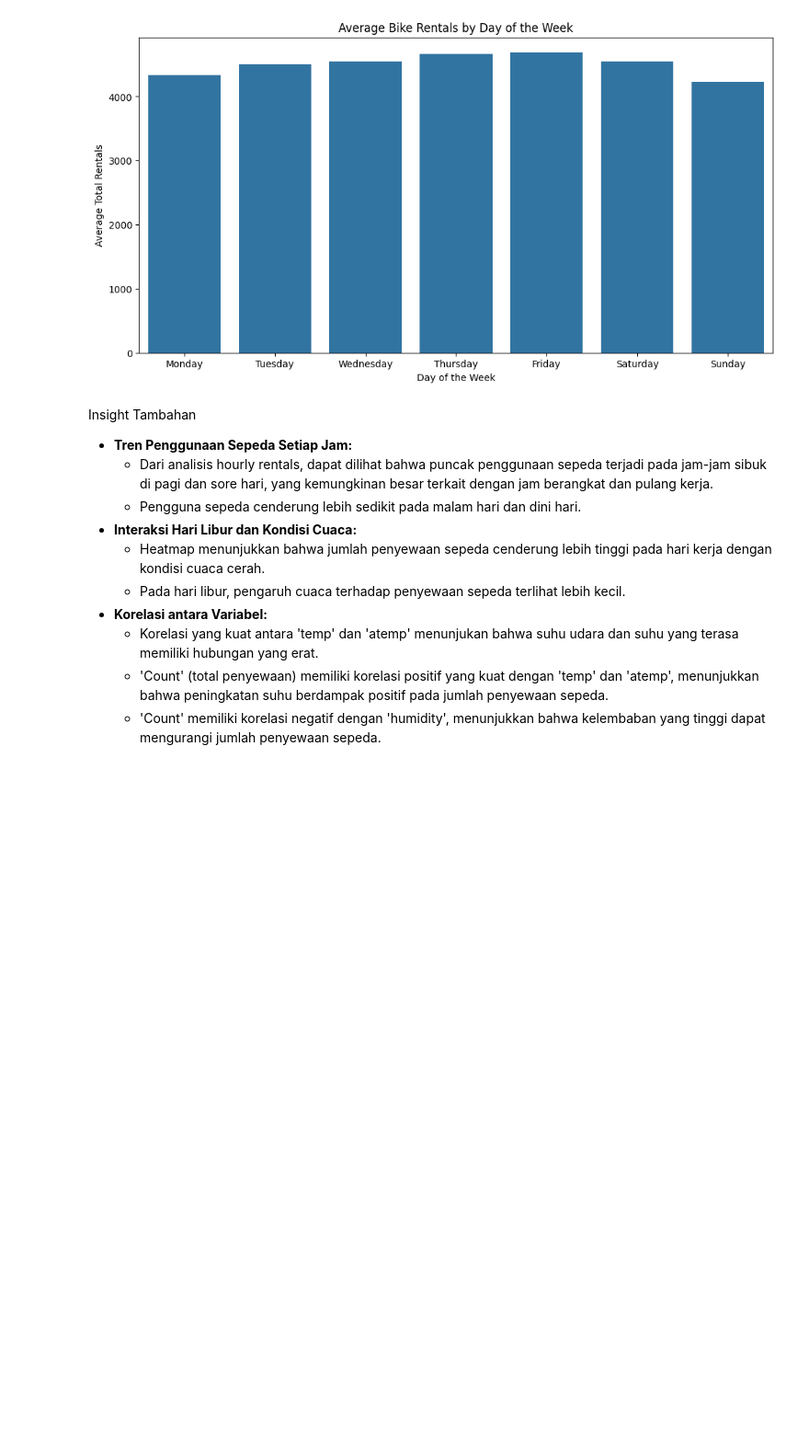
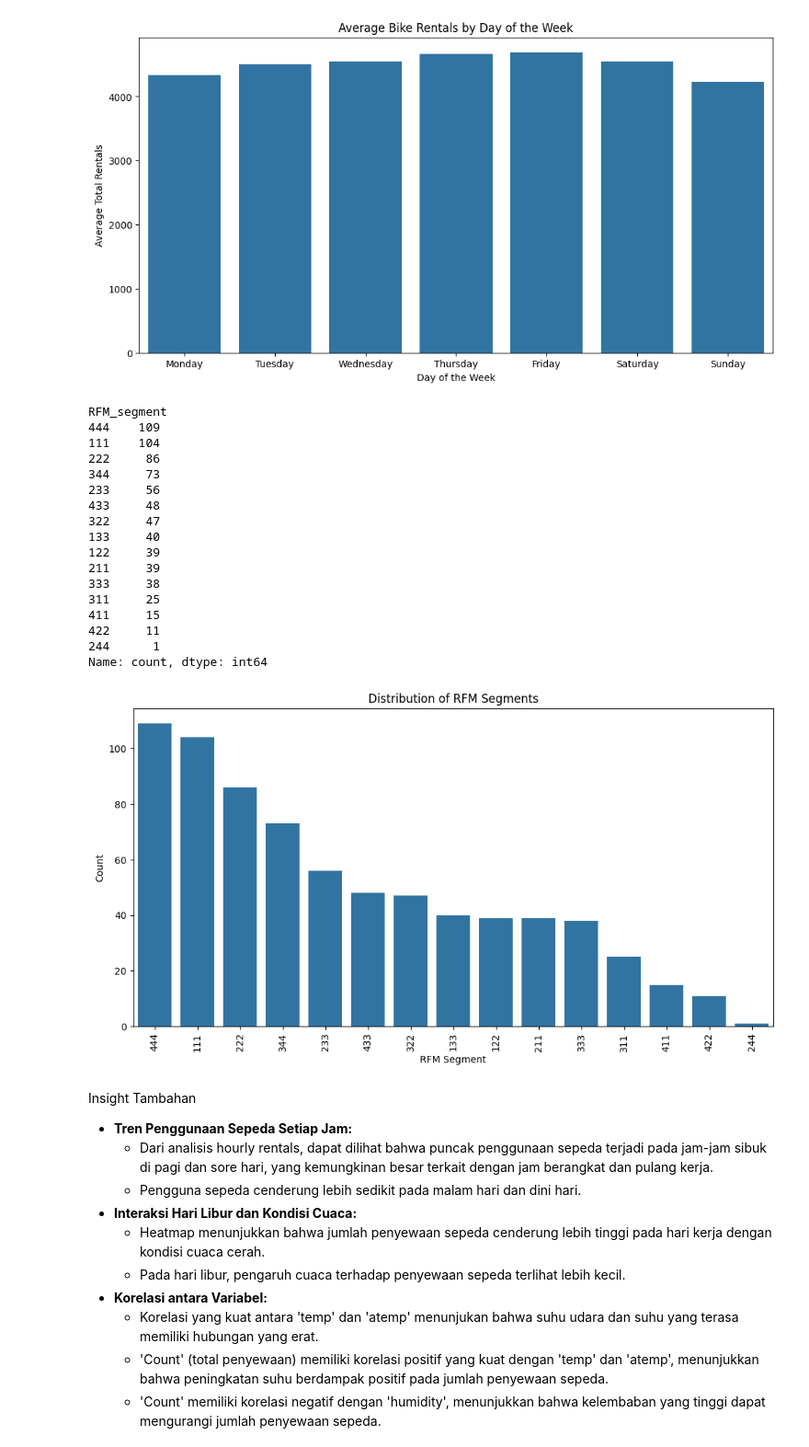
Before and after one commit to mjuna12/bike-sharing-analysis, a Jupyter notebook: notebook.ipynb, the cells around one changed output. Shown at 92% size. Saved outputs shown, nothing was run; the diff lists cells and outputs as text; code cells hidden in the pictures; blank space fills up the shorter version.

```diff
--- a/notebook.ipynb
+++ b/notebook.ipynb
@@ -794,6 +797,79 @@ Holiday            4029.533333  2998.666667              NaN
 [figure]
 [figure]
 [figure]
+# %%
+# Calculate Recency (days since last rental - this is a simplification, ideally you'd have a later dataset to compare to)
+df_day['Recency'] = (df_day['date'].max() - df_day['date']).dt.days
+
+# Frequency is already represented by the 'count' column
+df_day['Frequency'] = df_day['count']
+
+# Monetary value is also represented by the 'count' column
+df_day['Monetary'] = df_day['count']
+
+# Define quantiles for RFM scoring (you can adjust these)
+quantiles = df_day[['Recency', 'Frequency', 'Monetary']].quantile([0.25, 0.5, 0.75]).to_dict()
+
+# Function to assign RFM scores
+def rfm_score(x, variable, quantiles):
+    if variable == 'Recency':  # Lower recency is better
+        if x <= quantiles[variable][0.25]:
+            return 4
+        elif x <= quantiles[variable][0.50]:
+            return 3
+        elif x <= quantiles[variable][0.75]:
+            return 2
+        else:
+            return 1
+    else:  # Higher frequency and monetary are better
+        if x <= quantiles[variable][0.25]:
+            return 1
+        elif x <= quantiles[variable][0.50]:
+            return 2
+        elif x <= quantiles[variable][0.75]:
+            return 3
+        else:
+            return 4
+
+# Apply scoring to the DataFrame
+df_day['R_score'] = df_day['Recency'].apply(rfm_score, args=('Recency', quantiles))
+df_day['F_score'] = df_day['Frequency'].apply(rfm_score, args=('Frequency', quantiles))
+df_day['M_score'] = df_day['Monetary'].apply(rfm_score, args=('Monetary', quantiles))
+
+# Combine RFM scores into a single segment
+df_day['RFM_segment'] = df_day['R_score'].astype(str) + df_day['F_score'].astype(str) + df_day['M_score'].astype(str)
+
+# Analyze segment distribution
+segment_counts = df_day['RFM_segment'].value_counts().sort_values(ascending=False)
+print(segment_counts)
+
+# Visualize segment distribution (example)
+plt.figure(figsize=(12, 6))
+sns.countplot(x='RFM_segment', data=df_day, order=segment_counts.index)
+plt.title('Distribution of RFM Segments')
+plt.xlabel('RFM Segment')
+plt.ylabel('Count')
+plt.xticks(rotation=90)  # Rotate x-axis labels for better readability
+plt.show()
+# %% [output]
+RFM_segment
+444    109
+111    104
+222     86
+344     73
+233     56
+433     48
+322     47
+133     40
+122     39
+211     39
+333     38
+311     25
+411     15
+422     11
+244      1
+Name: count, dtype: int64
+[figure, added]
 # %% [markdown]
 
   Insight Tambahan
```
Also changed, not shown: parts of 2 cells of this notebook.
